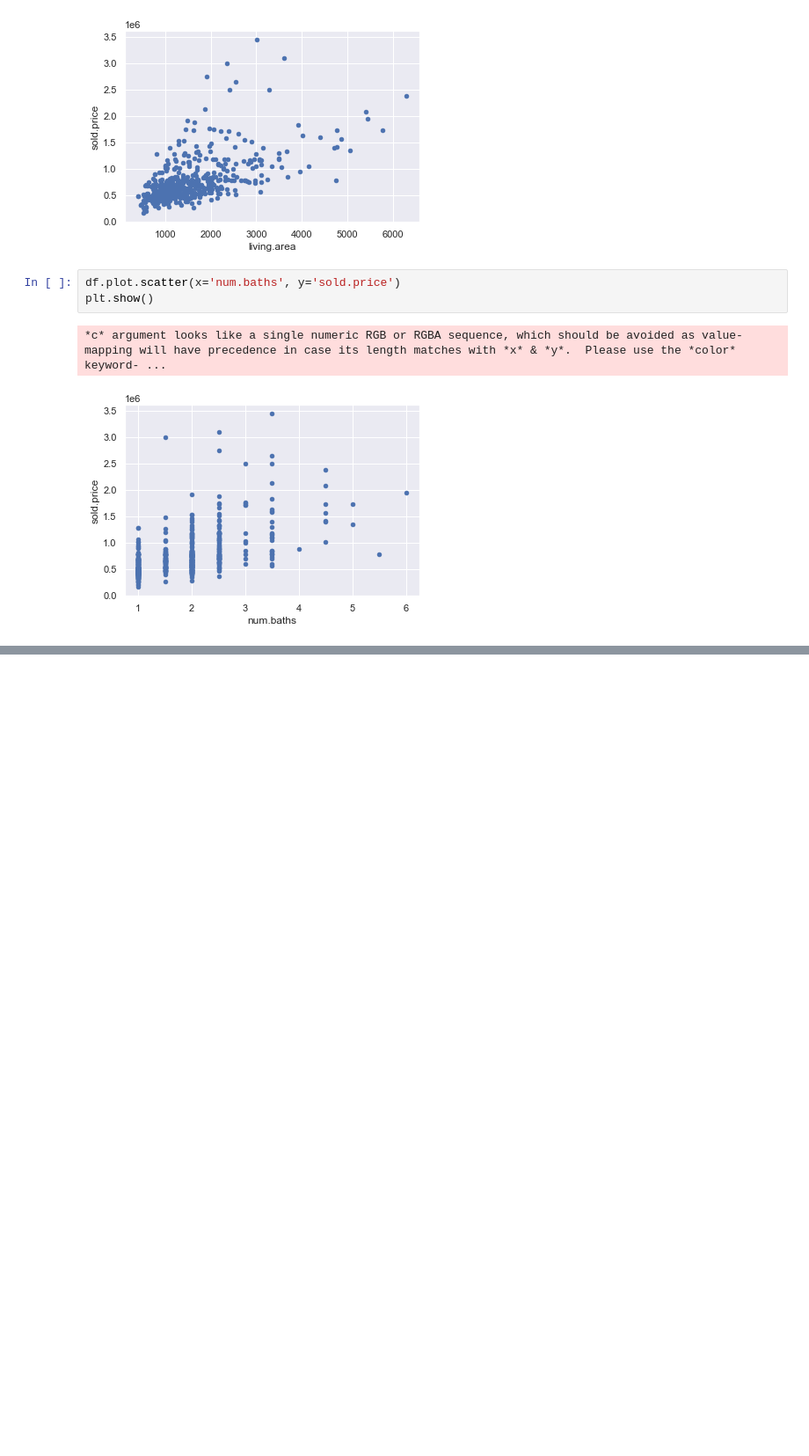
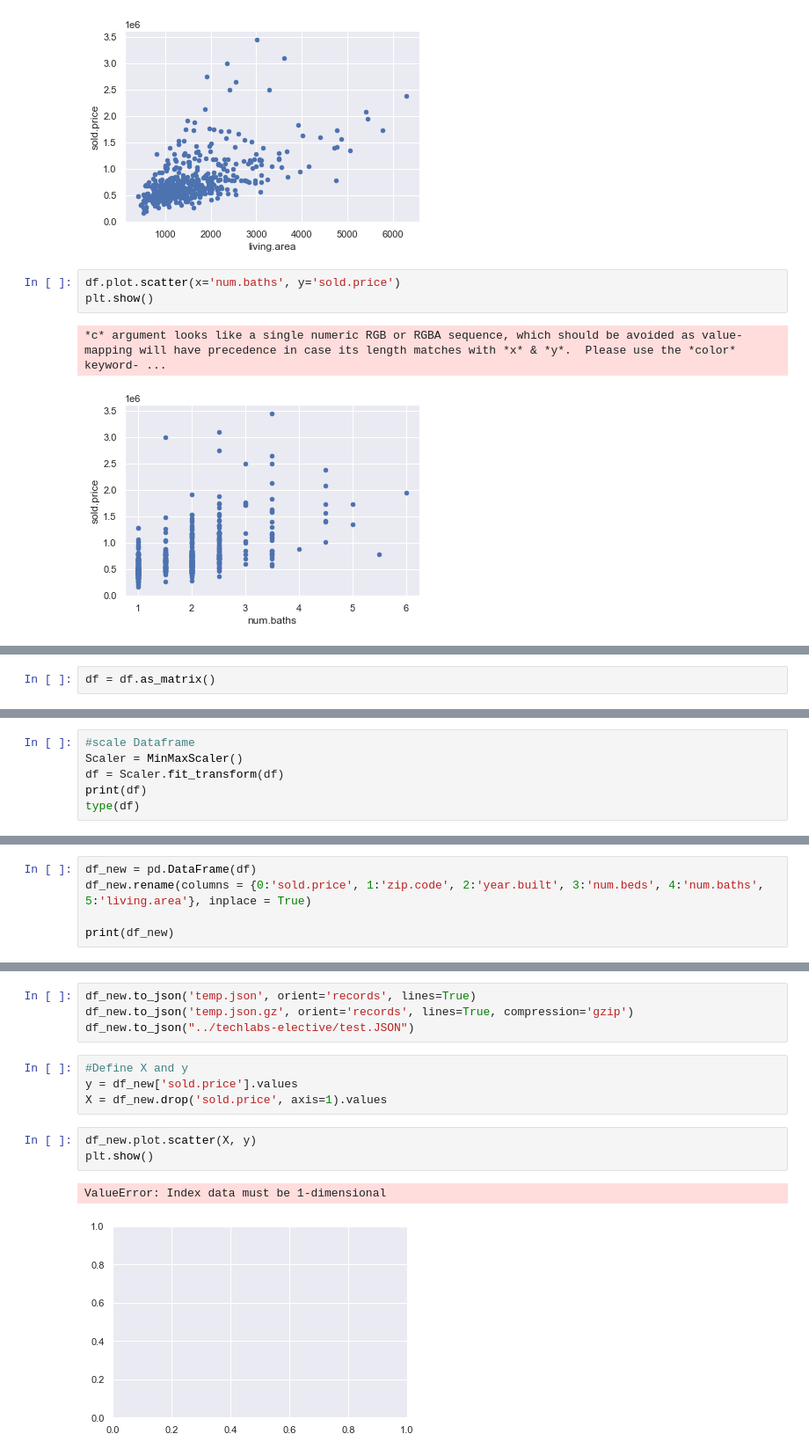
Before and after one commit to HannibalHerforth/techlabs-elective, a Jupyter notebook: Techlabs working station.ipynb, the cells around one changed output, grey strips where cells are left out. Shown at 88% size. Drawn from its saved outputs; the diff is of its cells as text; blank space fills up the shorter version.

```diff
--- a/Techlabs working station.ipynb
+++ b/Techlabs working station.ipynb
@@ -167,0 +194,2 @@ plt.show()
+# %%
+df = df.as_matrix()
@@ -167,0 +198,6 @@ plt.show()
+# %%
+#scale Dataframe
+Scaler = MinMaxScaler()
+df = Scaler.fit_transform(df)
+print(df)
+type(df)
@@ -167,0 +219,5 @@ plt.show()
+# %%
+df_new = pd.DataFrame(df)
+df_new.rename(columns = {0:'sold.price', 1:'zip.code', 2:'year.built', 3:'num.beds', 4:'num.baths', 5:'living.area'}, inplace = True)
+
+print(df_new)
@@ -168 +239,15 @@ plt.show()
+# %%
+df_new.to_json('temp.json', orient='records', lines=True)
+df_new.to_json('temp.json.gz', orient='records', lines=True, compression='gzip')
+df_new.to_json("../techlabs-elective/test.JSON")
+# %%
+#Define X and y
+y = df_new['sold.price'].values
+X = df_new.drop('sold.price', axis=1).values
+# %%
+df_new.plot.scatter(X, y)
+plt.show()
+# %% [output]
+ValueError: Index data must be 1-dimensional
+[figure, added]
 # %%
```
Also changed, not shown: parts of 25 cells of this notebook, 4 other files.
